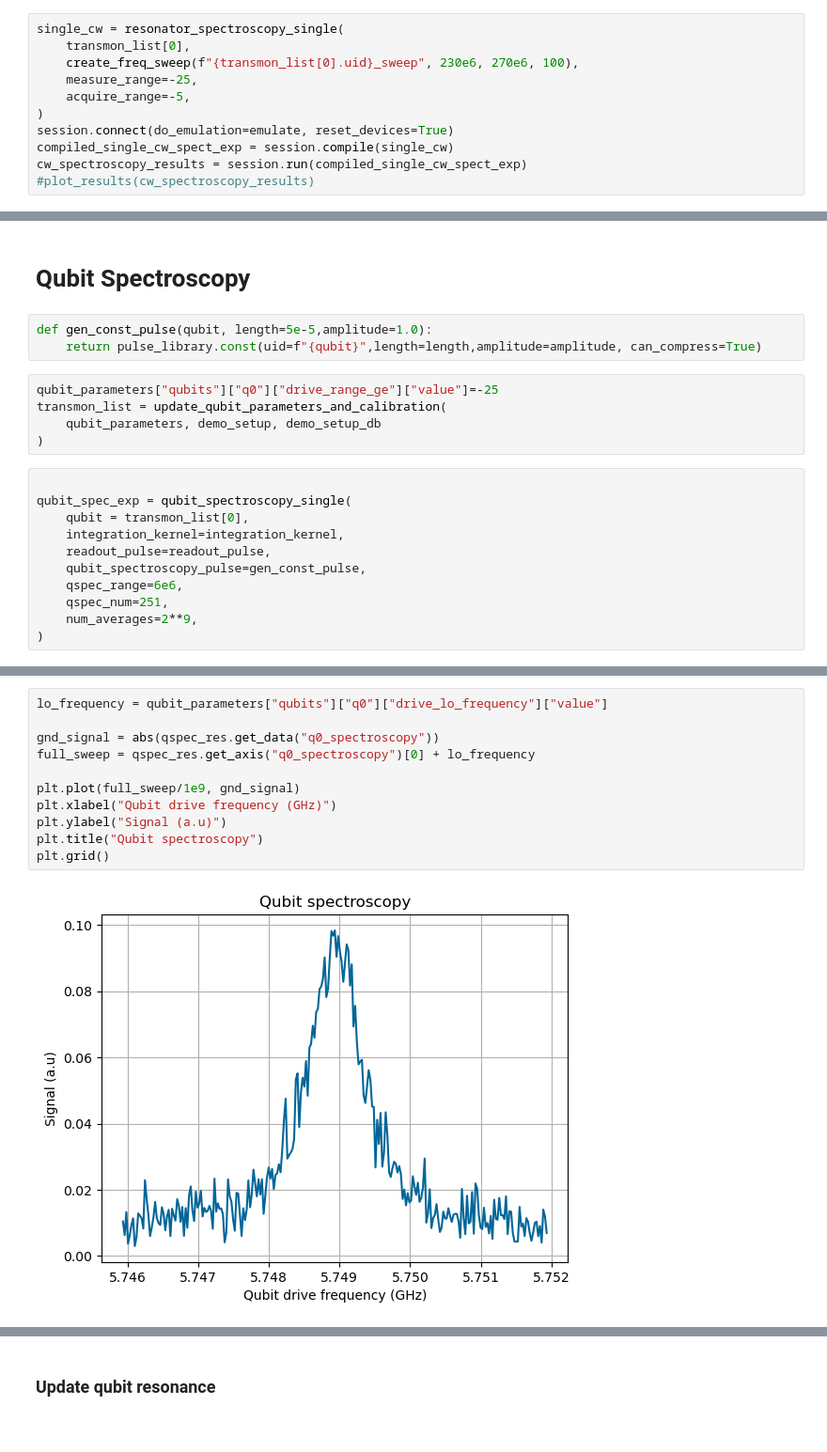
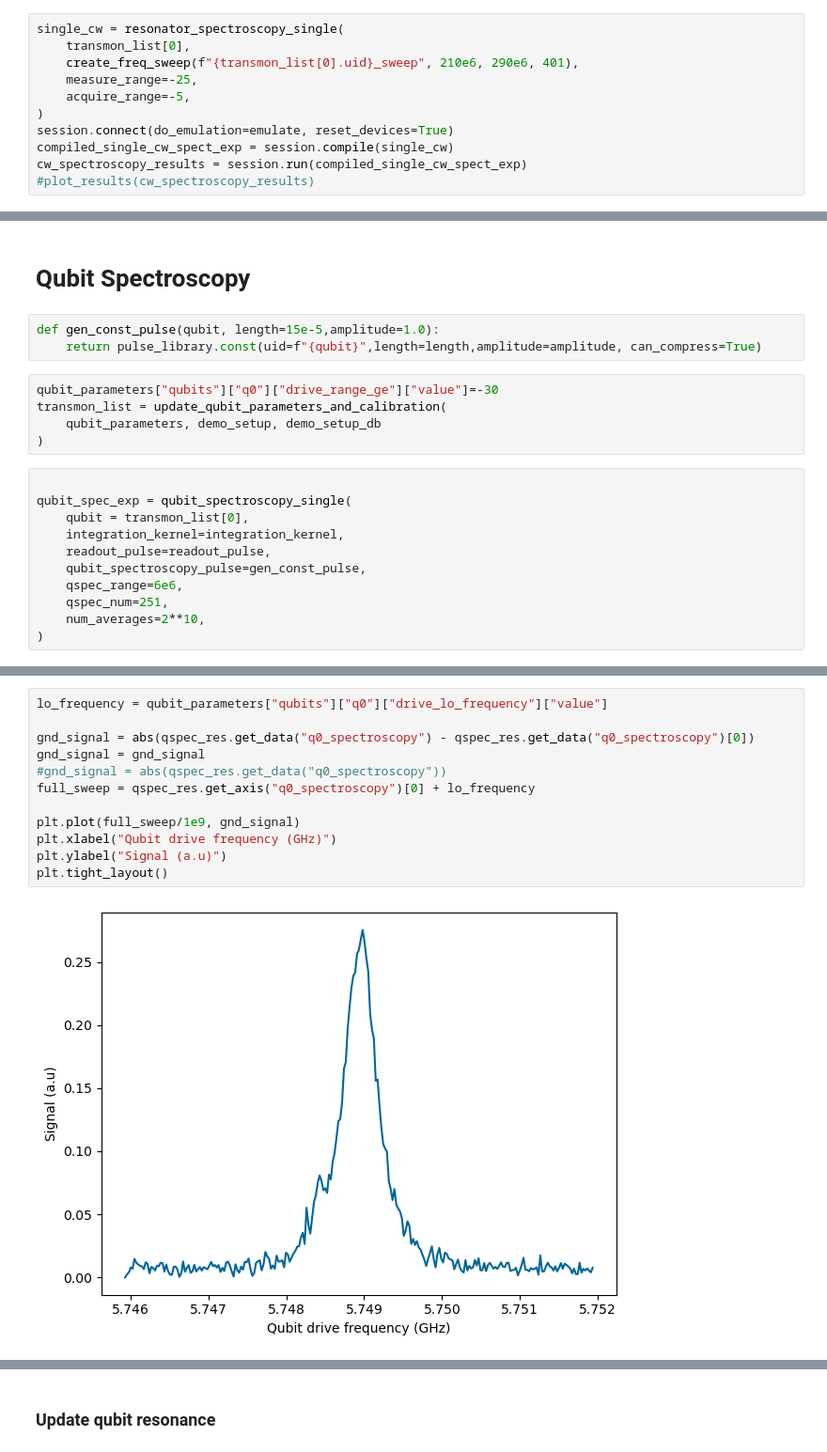
Before and after one commit to ngchihuan/Tune_up_scripts, a Jupyter notebook: Tune_Up_Active_Reset.ipynb, the cells around one changed output, grey strips where cells are left out. Shown at 94% size. Drawn from its saved outputs; the diff is of its cells as text.

```diff
--- a/Tune_Up_Active_Reset.ipynb
+++ b/Tune_Up_Active_Reset.ipynb
@@ -262,7 +276,7 @@ save_results(demo_results_db, cw_spectroscopy_results, "cw_spec_results", "full_
 # %%
 single_cw = resonator_spectroscopy_single(
     transmon_list[0],
-    create_freq_sweep(f"{transmon_list[0].uid}_sweep", 230e6, 270e6, 100),
+    create_freq_sweep(f"{transmon_list[0].uid}_sweep", 210e6, 290e6, 401),
     measure_range=-25,
     acquire_range=-5,
 )
@@ -402,10 +419,10 @@ What's after that? There are many ways to go once you have done the basics:
 # %% [markdown]
 # Qubit Spectroscopy
 # %%
-def gen_const_pulse(qubit, length=5e-5,amplitude=1.0):
+def gen_const_pulse(qubit, length=15e-5,amplitude=1.0):
     return pulse_library.const(uid=f"{qubit}",length=length,amplitude=amplitude, can_compress=True)
 # %%
-qubit_parameters["qubits"]["q0"]["drive_range_ge"]["value"]=-25
+qubit_parameters["qubits"]["q0"]["drive_range_ge"]["value"]=-30
 transmon_list = update_qubit_parameters_and_calibration(
     qubit_parameters, demo_setup, demo_setup_db
 )
@@ -418,7 +435,7 @@ qubit_spec_exp = qubit_spectroscopy_single(
     qubit_spectroscopy_pulse=gen_const_pulse,
     qspec_range=6e6,
     qspec_num=251,
-    num_averages=2**9,
+    num_averages=2**10,
 )
 # %%
 session.connect(do_emulation=emulate,reset_devices=True)
@@ -441,14 +457,15 @@ qspec_res=session.run(qubit_spec_exp)
 # %%
 lo_frequency = qubit_parameters["qubits"]["q0"]["drive_lo_frequency"]["value"]
 
-gnd_signal = abs(qspec_res.get_data("q0_spectroscopy"))
+gnd_signal = abs(qspec_res.get_data("q0_spectroscopy") - qspec_res.get_data("q0_spectroscopy")[0])
+gnd_signal = gnd_signal
+#gnd_signal = abs(qspec_res.get_data("q0_spectroscopy"))
 full_sweep = qspec_res.get_axis("q0_spectroscopy")[0] + lo_frequency
 
 plt.plot(full_sweep/1e9, gnd_signal)
 plt.xlabel("Qubit drive frequency (GHz)")
 plt.ylabel("Signal (a.u)")
-plt.title("Qubit spectroscopy")
-plt.grid()
+plt.tight_layout()
 # %% [output]
-[figure, old version]
+[figure, new version]
 # %%
```
Also changed, not shown: parts of 71 cells of this notebook, 1 other file.
